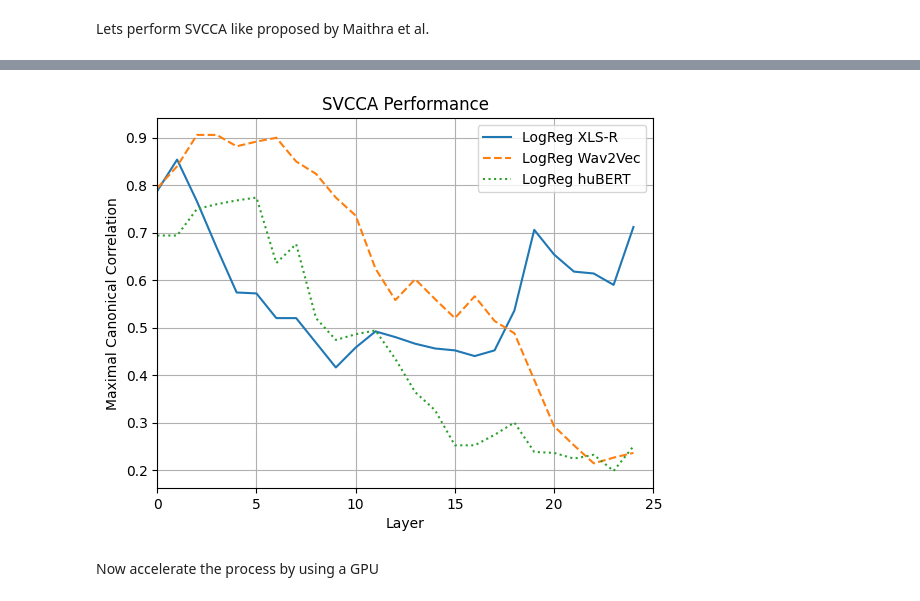
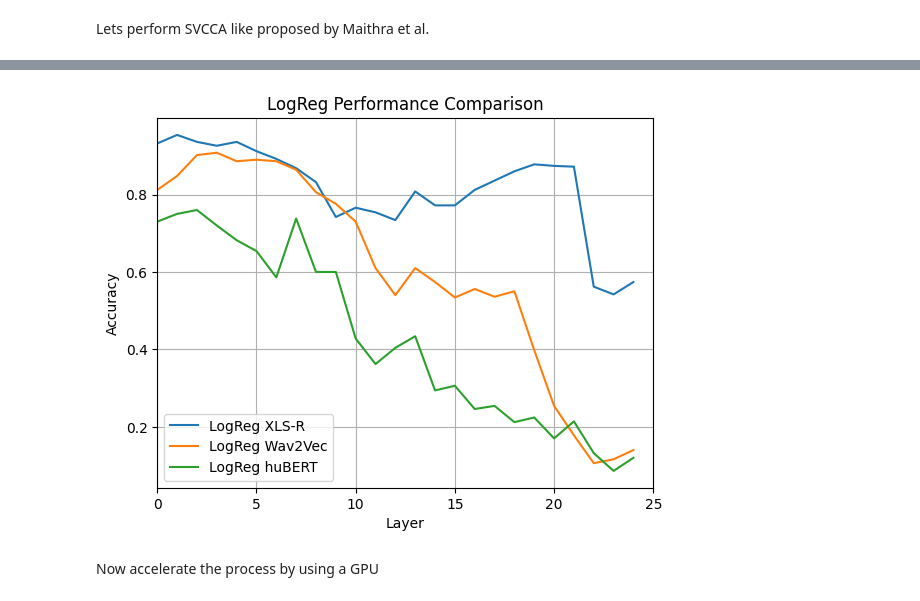
Before and after one commit to slinusc/speaker_identification_evaluation, a Jupyter notebook: canonical_correlation_analysis.ipynb, the cells around one changed output, grey strips where cells are left out. Saved outputs shown, nothing was run; the diff lists cells and outputs as text; code cells hidden in the pictures.

Commit message:
new plots

```diff
--- a/canonical_correlation_analysis.ipynb
+++ b/canonical_correlation_analysis.ipynb
@@ -212,45 +244,25 @@ plt.show()
 # %%
 from matplotlib import pyplot as plt
 import pandas as pd
 
-svcca_results_5 = pd.read_csv('results/svcca_results_5.csv')['Correlation']
-svcca_results_10 = pd.read_csv('results/svcca_results_10.csv')['Correlation']
-svcca_results_20 = pd.read_csv('results/svcca_results_20.csv')['Correlation']
-svcca_results_50 = pd.read_csv('results/svcca_results_50.csv')['Correlation']
-svcca_results_5_w2v = pd.read_csv('results/svcca_results_5_w2v.csv')['Correlation']
-svcca_results_10_w2v = pd.read_csv('results/svcca_results_10_w2v.csv')['Correlation']
-#svcca_results_20_w2v = pd.read_csv('results/svcca_results_20_w2v.csv')['Correlation']
-svcca_results_5_hb = pd.read_csv('results/svcca_results_5_hb.csv')['Correlation']
-svcca_results_10_hb = pd.read_csv('results/svcca_results_10_hb.csv')['Correlation']
-svcca_results_20_hb = pd.read_csv('results/svcca_results_20_hb.csv')['Correlation']
 
-logreg_xlsr = pd.read_csv('results/logreg_50_XLS_R.csv')['accuracy']
-logreg_hubert = pd.read_csv('results/logreg_50_huBERT.csv')['accuracy']
+logreg_xlsr = pd.read_csv('results/logreg_50_xlsr_cpu.csv')['accuracy']
+logreg_hubert = pd.read_csv('results/logreg_50_huBERT_es.csv')['accuracy']
 logreg_wav2vec = pd.read_csv('results/logreg_50_wav2vec_es.csv')['accuracy']
 
-
-#plt.plot(svcca_results_5)
-#plt.plot(svcca_results_5_w2v, linestyle='dashed')
-#plt.plot(svcca_results_5_hb, linestyle='dotted')
-#plt.plot(svcca_results_10)
-#plt.plot(svcca_results_10_w2v, linestyle='dashed')
-#plt.plot(svcca_results_10_hb, linestyle='dotted')
-#plt.plot(svcca_results_20)
-#plt.plot(svcca_results_20_hb)
-#plt.plot(svcca_results_50)
 plt.plot(logreg_xlsr)
-plt.plot(logreg_wav2vec, linestyle='dashed')
-plt.plot(logreg_hubert, linestyle='dotted')
+plt.plot(logreg_wav2vec)
+plt.plot(logreg_hubert)
 
 plt.xlim(0, 25)
 plt.xlabel('Layer')
 plt.ylabel('Accuracy')
-plt.title('LogReg Performance')
+plt.title('LogReg Performance Comparison')
 plt.legend(['LogReg XLS-R','LogReg Wav2Vec', 'LogReg huBERT'])
 plt.grid()
 plt.show()
 # %% [output]
-[figure, old version]
+[figure, new version]
 # %% [markdown]
 Now accelerate the process by using a GPU
 # %%
```
Also changed, not shown: parts of 4 cells of this notebook.
